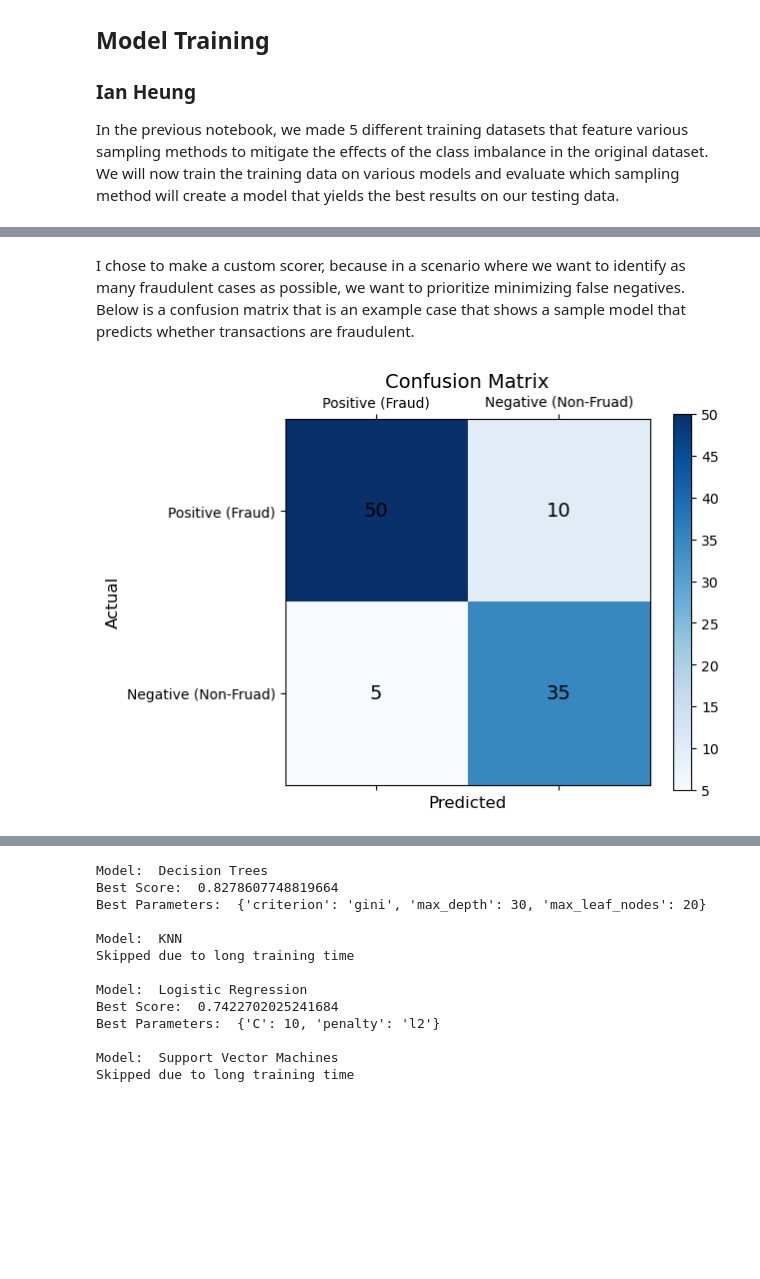
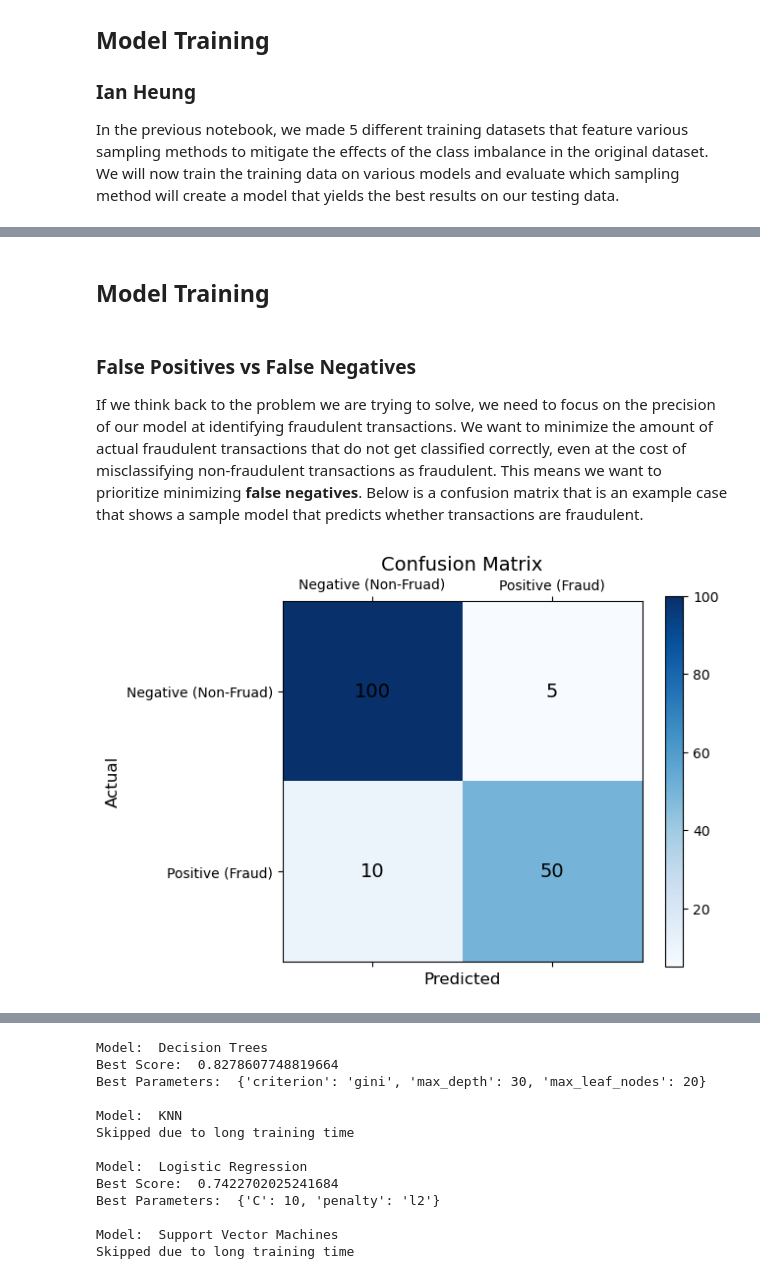
Before and after one commit to iaheung/credit_card_fraud_analysis, a Jupyter notebook: model_training.ipynb, the cells around one changed output, grey strips where cells are left out. Drawn from its saved outputs; the diff is of its cells as text; code cells hidden in the pictures; blank space fills up the shorter version.

```diff
--- a/model_training.ipynb
+++ b/model_training.ipynb
@@ -24,6 +24,8 @@ Below are some of the Pros and Cons for each model type:
 | **Support Vector Machines (SVM)** | - Effective in high-dimensional spaces <br> - Versatile kernels for non-linearity <br> - Robust to overfitting | - Computationally expensive <br> - Hyperparameter selection and tuning can be challenging|
 
 In addition to each of the model types, a grid search for hyperparamter tuning will be performed each fitting where possible. Since we are testing all the differently sampled datasets on each model type, we need to be aware of the dataset size, since there are some models that will be less effective due to computational costs.
+# %% [markdown]
+## Model Training
 # %%
 # imports
 import os
@@ -43,32 +45,34 @@ from sklearn.metrics import accuracy_score, precision_score, recall_score, f1_sc
 import warnings
 warnings.filterwarnings("ignore")
 # %% [markdown]
-I chose to make a custom scorer, because in a scenario where we want to identify as many fraudulent cases as possible, we want to prioritize minimizing false negatives. Below is a confusion matrix that is an example case that shows a sample model that predicts whether transactions are fraudulent.
+### False Positives vs False Negatives
+
+If we think back to the problem we are trying to solve, we need to focus on the precision of our model at identifying fraudulent transactions. We want to minimize the amount of actual fraudulent transactions that do not get classified correctly, even at the cost of misclassifying non-fraudulent transactions as fraudulent. This means we want to prioritize minimizing **false negatives**. Below is a confusion matrix that is an example case that shows a sample model that predicts whether transactions are fraudulent.
 # %%
-example_matrix = np.array([[50, 10],  # True Positives, False Negative
-                             [5, 35]])  # False Positive, True Negative
+example_matrix = np.array([[100, 5],  # True Positives, False Negative
+                             [10, 50]])  # False Positive, True Negative
 
 fig, ax = plt.subplots()
 
 cax = ax.matshow(example_matrix, cmap='Blues')
 
 plt.colorbar(cax)
 
 for (i, j), value in np.ndenumerate(example_matrix):
     ax.text(j, i, f'{value}', ha='center', va='center', color='black', fontsize=14)
 
 ax.set_xlabel('Predicted', fontsize=12)
 ax.set_ylabel('Actual', fontsize=12)
 
 ax.set_xticks([0, 1])
 ax.set_yticks([0, 1])
-ax.set_xticklabels(['Positive (Fraud)', 'Negative (Non-Fruad)'])
-ax.set_yticklabels(['Positive (Fraud)', 'Negative (Non-Fruad)'])
+ax.set_xticklabels(['Negative (Non-Fruad)', 'Positive (Fraud)'])
+ax.set_yticklabels(['Negative (Non-Fruad)', 'Positive (Fraud)'])
 
 plt.title('Confusion Matrix', fontsize=14)
 plt.tight_layout()
 
 plt.show()
 # %% [output]
-[figure, old version]
+[figure, new version]
 # %% [markdown]
```
Also changed, not shown: parts of 45 cells of this notebook.
